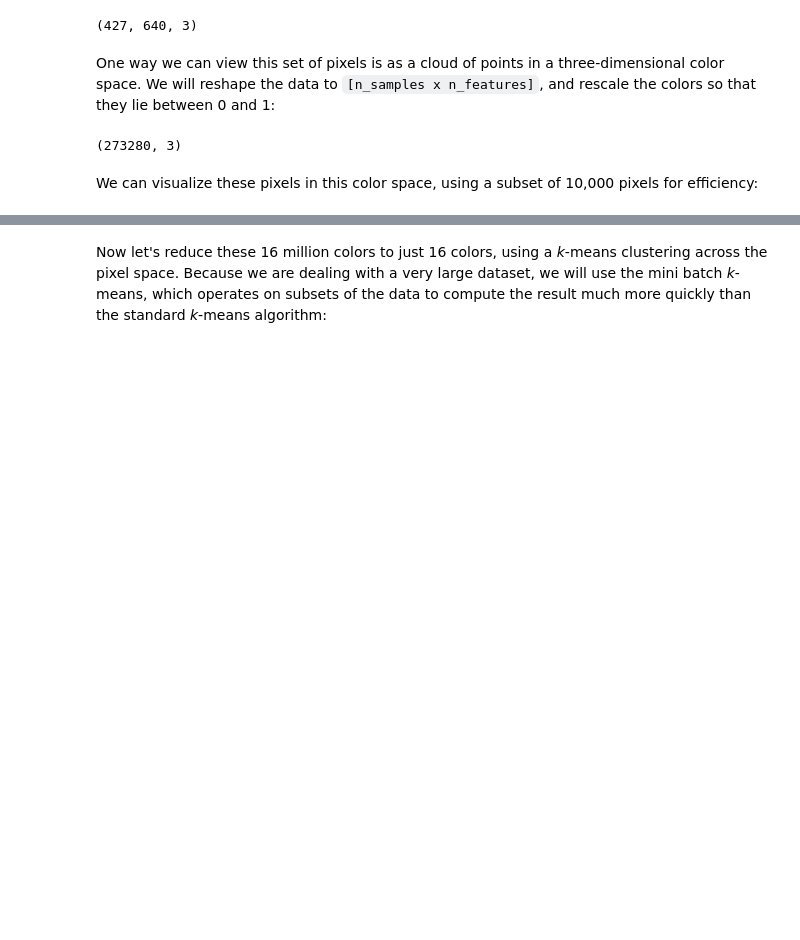
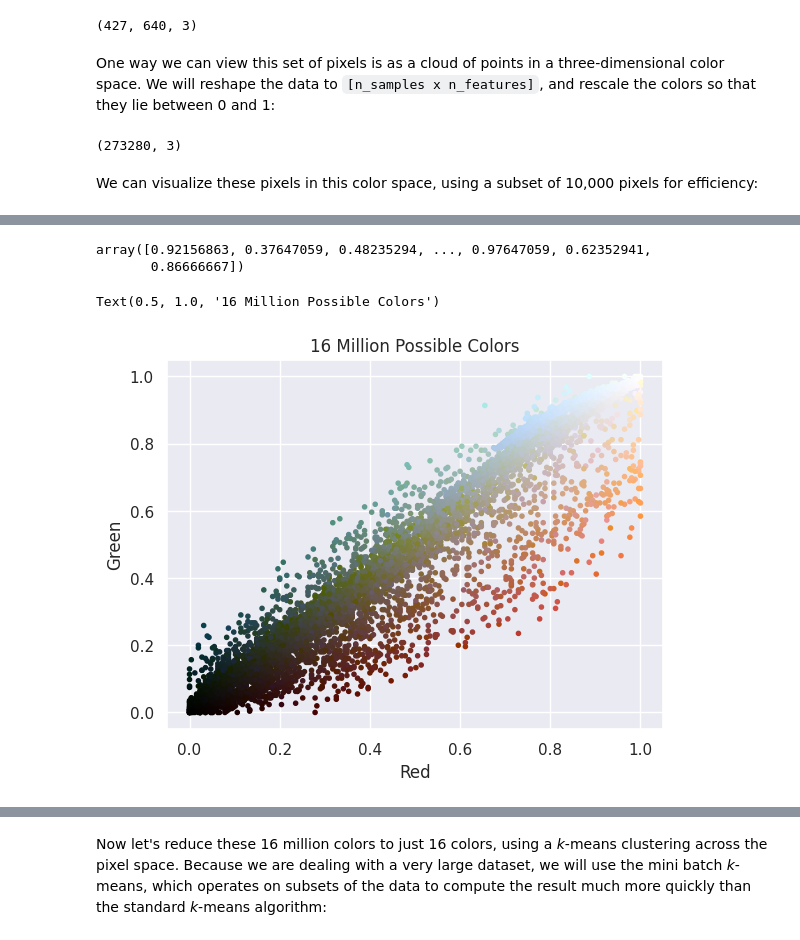
Before and after one commit to anyuanay/info213, a Jupyter notebook: INFO213_Week8_9_Lecture_clustering_kmeans.ipynb, the cells around one changed output, grey strips where cells are left out. Saved outputs shown, nothing was run; the diff lists cells and outputs as text; code cells hidden in the pictures; blank space fills up the shorter version.

```diff
--- a/INFO213_Week8_9_Lecture_clustering_kmeans.ipynb
+++ b/INFO213_Week8_9_Lecture_clustering_kmeans.ipynb
@@ -375,0 +352,5 @@ plot_pixels(data, title='Input color space: 16 million possible colors')
+# %%
+colors = data
+rng = np.random.RandomState(0)
+i = rng.permutation(data.shape[0])[:10000]
+i.shape, i
@@ -375,0 +370,14 @@ plot_pixels(data, title='Input color space: 16 million possible colors')
+# %%
+R, G, B = data[i].T
+R
+# %% [output]
+array([0.92156863, 0.37647059, 0.48235294, ..., 0.97647059, 0.62352941,
+       0.86666667])
+# %%
+plt.scatter(R, G, color=colors, marker=".")
+plt.xlabel("Red")
+plt.ylabel("Green")
+plt.title("16 Million Possible Colors")
+# %% [output]
+Text(0.5, 1.0, '16 Million Possible Colors')
+[figure, added]
```
Also changed, not shown: parts of 11 cells of this notebook.
